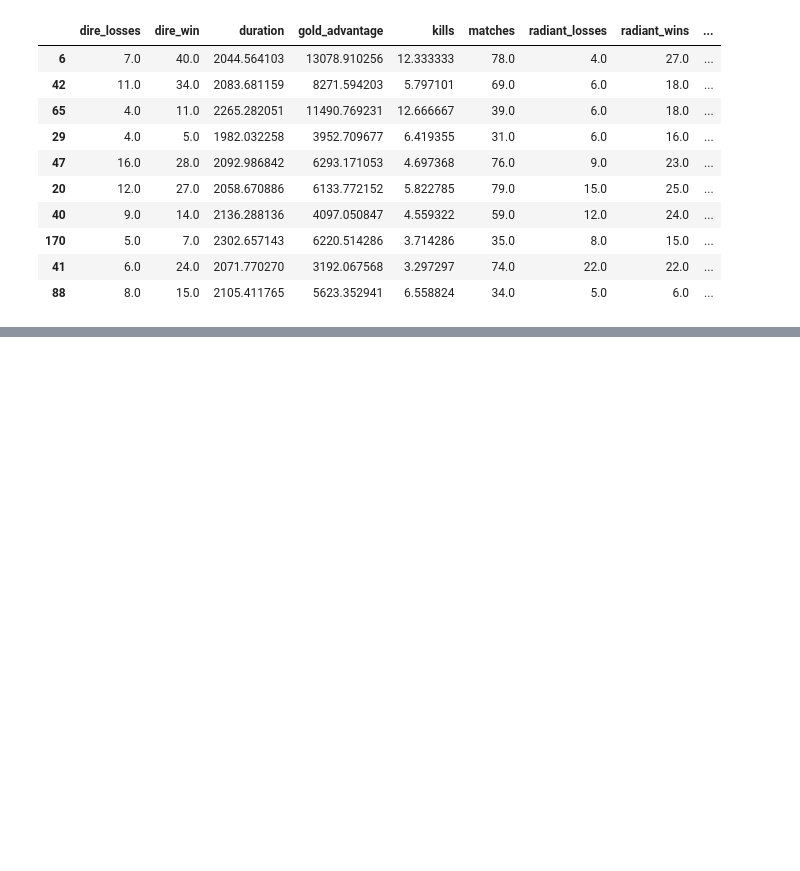
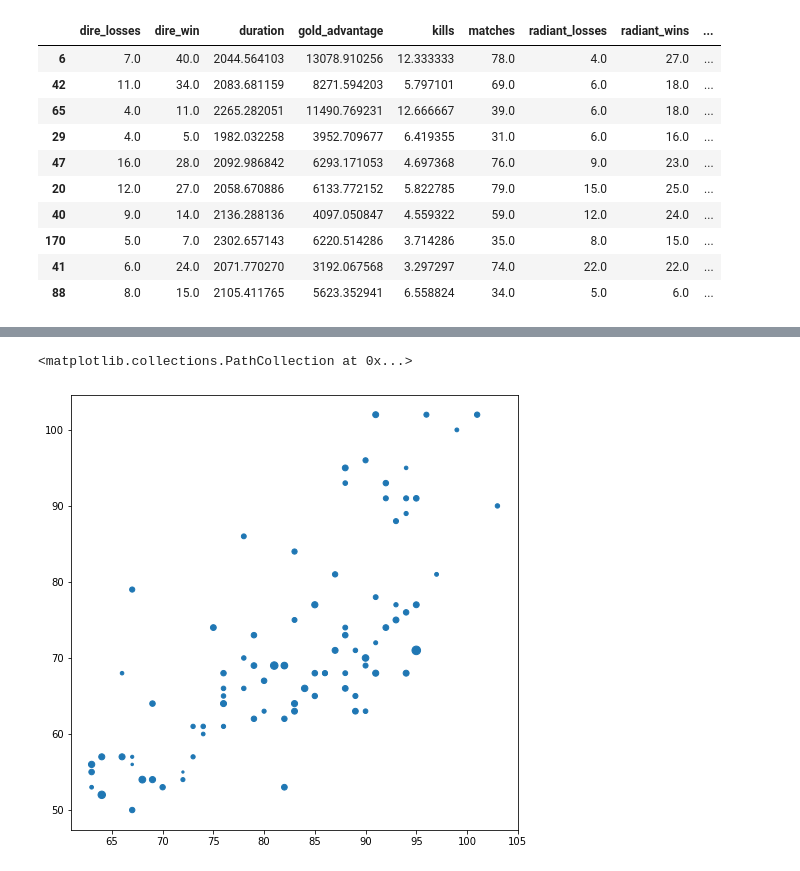
Before and after one commit to jpcajanding/dota2_teams_performance, a Jupyter notebook: visualization.ipynb, the cells around one changed output, grey strips where cells are left out. Drawn from its saved outputs; the diff is of its cells as text; code cells hidden in the pictures; blank space fills up the shorter version.

```diff
--- a/visualization.ipynb
+++ b/visualization.ipynb
@@ -217,0 +277,8 @@ fig.show()
+# %%
+fig, ax = plt.subplots(figsize=(8,8))
+
+ax.scatter(x=results['unique_heroes_played'], y=results['unique_heroes_banned_against'], s=(results['patch_win_rate']*10)**2)
+# ax.scatter(x=results['patch_win_rate'], y=results['unique_heroes_played'])
+# %% [output]
+<matplotlib.collections.PathCollection at 0x...>
+[figure, added]
```
Also changed, not shown: parts of 12 cells of this notebook, 1 other file.
